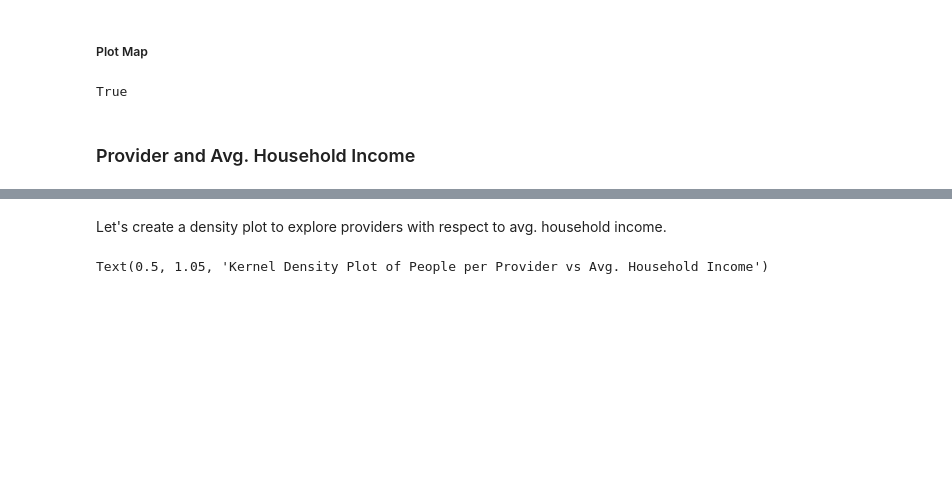
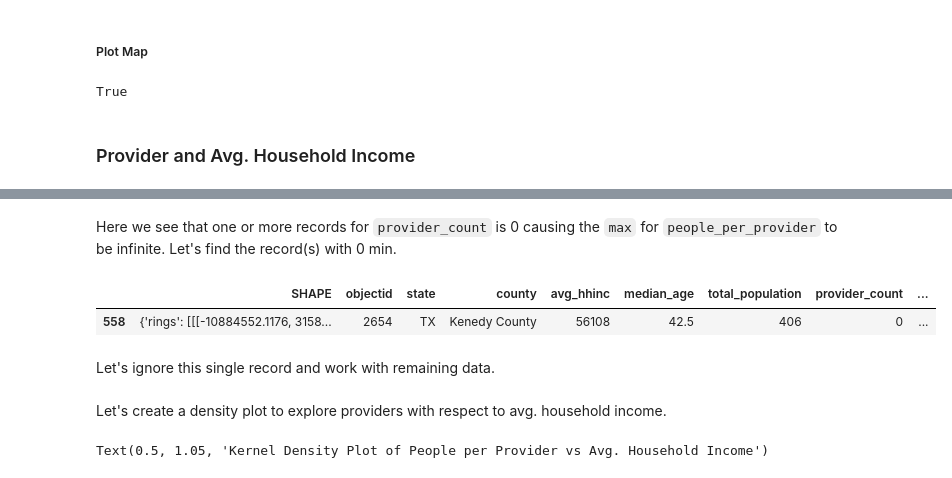
Before and after one commit to mohi9282/arcgis-python-api, a Jupyter notebook: samples/04_gis_analysts_data_scientists/provider_shortage_part2_final.ipynb, the cells around one changed output, grey strips where cells are left out. Saved outputs shown, nothing was run; the diff lists cells and outputs as text; code cells hidden in the pictures; blank space fills up the shorter version.

```diff
--- a/samples/04_gis_analysts_data_scientists/provider_shortage_part2_final.ipynb
+++ b/samples/04_gis_analysts_data_scientists/provider_shortage_part2_final.ipynb
@@ -862,0 +770,10 @@ tx_pop_map.legend=True
+# %% [markdown]
+Here we see that one or more records for `provider_count` is 0 causing the `max` for `people_per_provider` to be infinite. Let's find the record(s) with 0 min.
+# %%
+# Check for rows with zero provider count
+txprovider_df[txprovider_df['provider_count']==0]
+# %% [output]
+|  | SHAPE | objectid | state | county | avg_hhinc | median_age | total_population | provider_count | ... |
+| 558 | {'rings': [[[-10884552.1176, 3158... | 2654 | TX | Kenedy County | 56108 | 42.5 | 406 | 0 | ... |
+# %% [markdown]
+Let's ignore this single record and work with remaining data.
```
Also changed, not shown: parts of 75 cells of this notebook, 1 other file.
